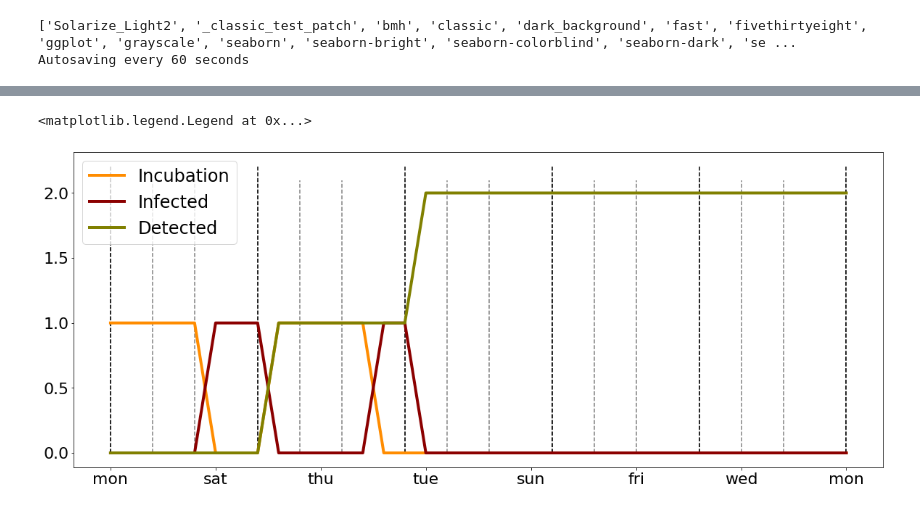
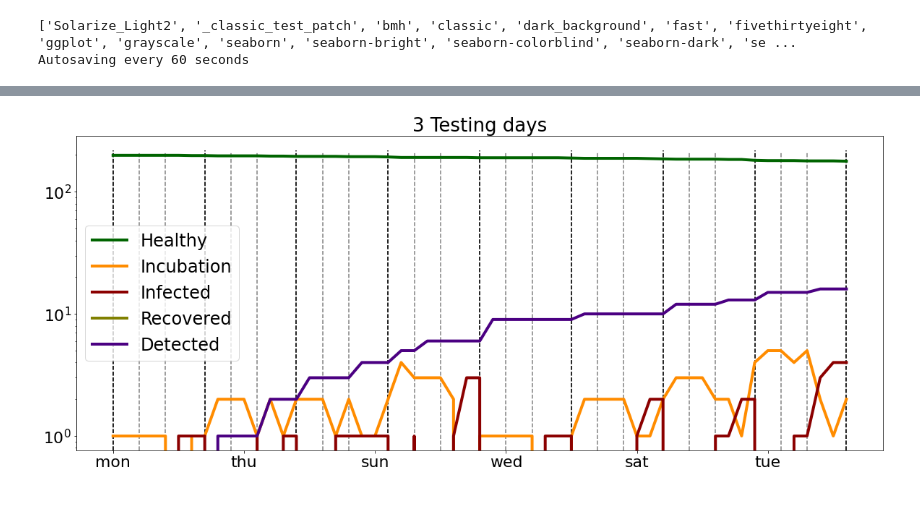
Before and after one commit to betoto008/Epidemiology_2020, a Jupyter notebook: Jupyter_Notebooks/Kitas_Schools/Kitas.ipynb, the cells around one changed output, grey strips where cells are left out. Cells and saved outputs as stored; diff of their text form; code cells hidden in the pictures.

Commit message:
adding infectious period and other relevant parameters mac20

```diff
--- a/Jupyter_Notebooks/Kitas_Schools/Kitas.ipynb
+++ b/Jupyter_Notebooks/Kitas_Schools/Kitas.ipynb
@@ -28,3 +28,4 @@ print(style.available)
 Autosaving every 60 seconds
 # %%
 days = ["mon", "tue", "wed", "thu", "fri", "sat", "sun"]
+T = 7*8
@@ -80,23 +120,28 @@ ax.legend(loc = 0, fontsize = 24)
 # %%
-data = np.loadtxt(Text_files_path+"output_3.txt")
+data = np.loadtxt(Text_files_path+"output_3-testing_days.txt")
 h = data[:,0]
 inc = data[:,1]
 inf = data[:,2]
-det = data[:,3]
-testing_days = [i for i in range(0,36) if (np.any(np.isin([0, 2, 4], i%7)))]
-mondays = [i for i in range(0,36) if (np.any(np.isin([0], i%7)))]
+rec = data[:,3]
+det = data[:,4]
+testing_days = [i for i in range(0,T+1) if (np.any(np.isin([0,2,4], i%7)))]
+mondays = [i for i in range(0,T+1) if (np.any(np.isin([0], i%7)))]
 
 fig, ax = plt.subplots(figsize = (20, 8))
-#ax.plot(h, linewidth = 4, color = 'darkgreen', label = 'Healthy')
+ax.set_title('%d Testing days'%(3), fontsize = 26)
+ax.plot(h, linewidth = 4, color = 'darkgreen', label = 'Healthy')
 ax.plot(inc, linewidth = 4, color = 'darkorange', label = 'Incubation')
 ax.plot(inf, linewidth = 4, color = 'darkred', label = 'Infected')
-ax.plot(det, linewidth = 4, color = 'olive', label = 'Detected')
+ax.plot(rec, linewidth = 4, color = 'olive', label = 'Recovered')
+ax.plot(det, linewidth = 4, color = 'indigo', label = 'Detected')
 ax.vlines(testing_days, 0, ax.get_ylim()[1], linestyle = 'dashed', color = 'grey')
 ax.vlines(mondays, 0, ax.get_ylim()[1], linestyle = 'dashed', color = 'black')
 ax.tick_params(labelsize = 22)
-labels = np.array([days[int(i%7)] for i in (ax.get_xticks())])
+labels = np.array([days[int(i%7)] for i in (ax.get_xticks()[1:-1])])
+ax.set_xticks(ax.get_xticks()[1:-1])
 ax.set_xticklabels(labels)
+ax.tick_params(labelsize = 22)
 ax.legend(loc = 0, fontsize = 24)
+ax.set_yscale('log')
 # %% [output]
-<matplotlib.legend.Legend at 0x...>
-[figure, old version]
+[figure, new version]
```
Also changed, not shown: parts of 3 cells of this notebook, 4 other files.
